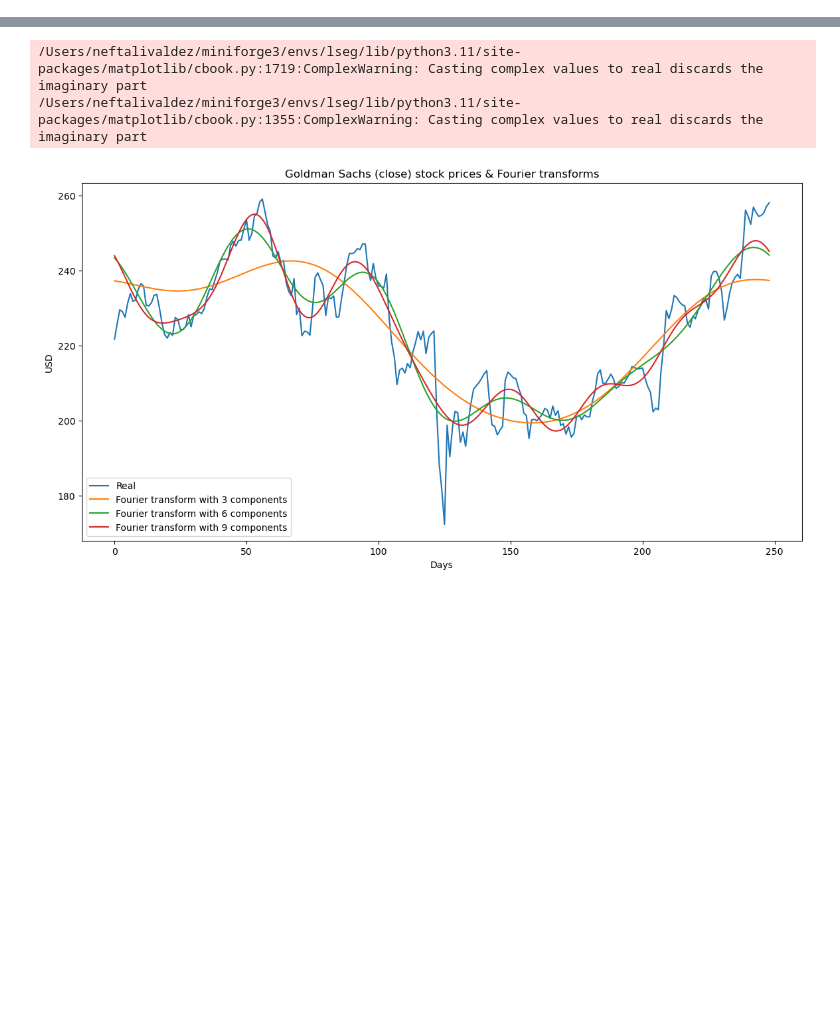
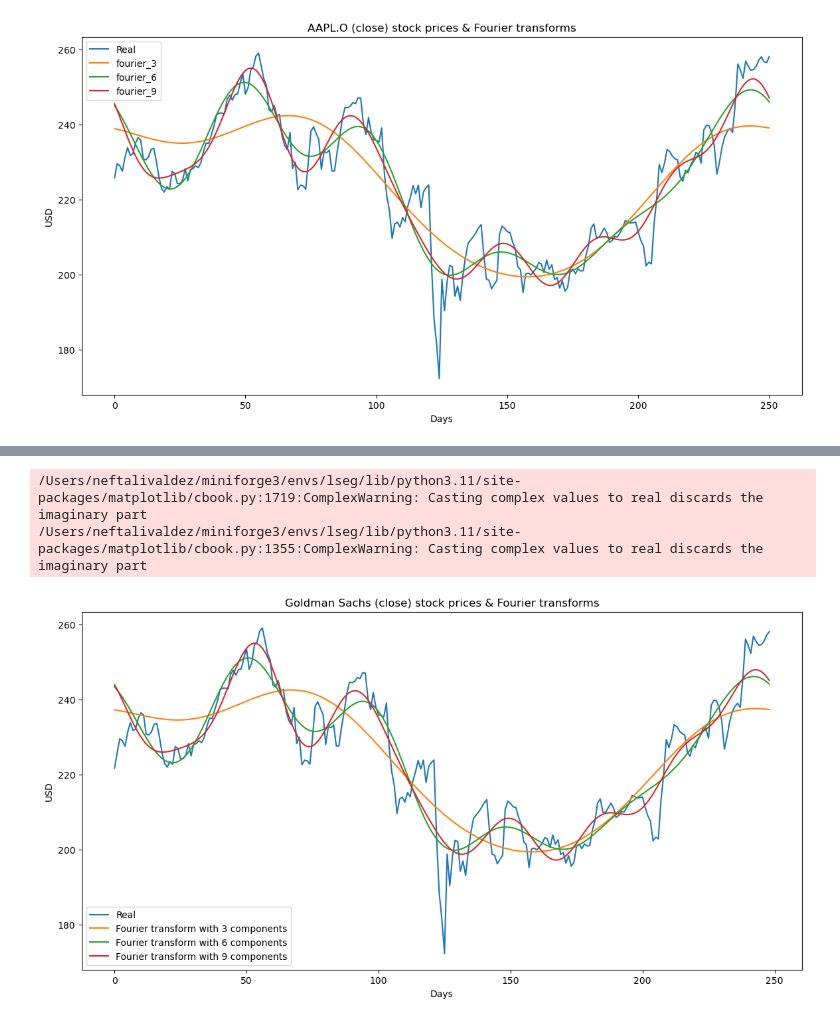
Before and after one commit to neftalivldz/finanzas_2025_agosto, a Jupyter notebook: Untitled.ipynb, the cells around one changed output, grey strips where cells are left out. Saved outputs shown, nothing was run; the diff lists cells and outputs as text; code cells hidden in the pictures; blank space fills up the shorter version.

```diff
--- a/Untitled.ipynb
+++ b/Untitled.ipynb
@@ -26,7 +26,28 @@ df
 # %%
-close_fft = np.fft.fft(np.asarray(df["AAPL.O"].tolist()))
-fft_df = pd.DataFrame({'fft':close_fft})
-df['absolute'] = fft_df['fft'].apply(lambda x: np.abs(x))
-df['angle'] = fft_df['fft'].apply(lambda x: np.angle(x))
+def multiple_series_plot(RIC, dataframe, series_identifier, number_components=[]):
+    plt.figure(figsize=(14, 7), dpi=100)
+    plt.plot(np.asarray(dataframe[RIC].tolist()),  label='Real')
+    for num_ in number_components:
+        column_name = RIC+f'_{series_identifier}_' + str(num_)
+        plt.plot(np.asarray(dataframe[column_name].tolist()), label=f'{series_identifier}_' + str(num_))
+    plt.xlabel('Days')
+    plt.ylabel('USD')
+    plt.title(f'{RIC} (close) stock prices & Fourier transforms')
+    plt.legend()
+    return plt
 # %%
-fft_df['fft']
+import numpy as np
+import pandas as pd
+from numpy.fft import fft, ifft
+
+
+def fourier_transformation(dataframe, stock, number_components):
+    close_fft = np.fft.fft(np.asarray(dataframe[stock].tolist()))
+    column_name = str(stock) + '_fourier_' + str(number_components)
+    for num_ in [number_components]:
+        fft_list_m10= np.copy(close_fft); fft_list_m10[num_:-num_]=0
+    symmetric_spectrum = np.fft.ifft(fft_list_m10)
+    symmetric_spectrum_real = symmetric_spectrum.real
+    column_name = str(stock) + '_fourier_' + str(number_components)
+    dataframe[column_name] = symmetric_spectrum_real
+    return dataframe
@@ -45,0 +54,8 @@ Name: fft, Length: 249, dtype: complex128
+# %%
+stock_name = 'AAPL.O'
+stock = DataFromSource(stock_name)
+df = stock.get_prices()
+df = fourier_transformation(df, stock_name, 3)
+df = fourier_transformation(df, stock_name, 6)
+df = fourier_transformation(df, stock_name, 9)
+df
@@ -45,0 +77,6 @@ Name: fft, Length: 249, dtype: complex128
+# %%
+# Create a Matplotlib plot
+fig = multiple_series_plot(stock_name, df, 'fourier', [3,6,9])
+fig.show()
+# %% [output]
+[figure, added]
```
Also changed, not shown: parts of 4 cells of this notebook, 3 other files.
